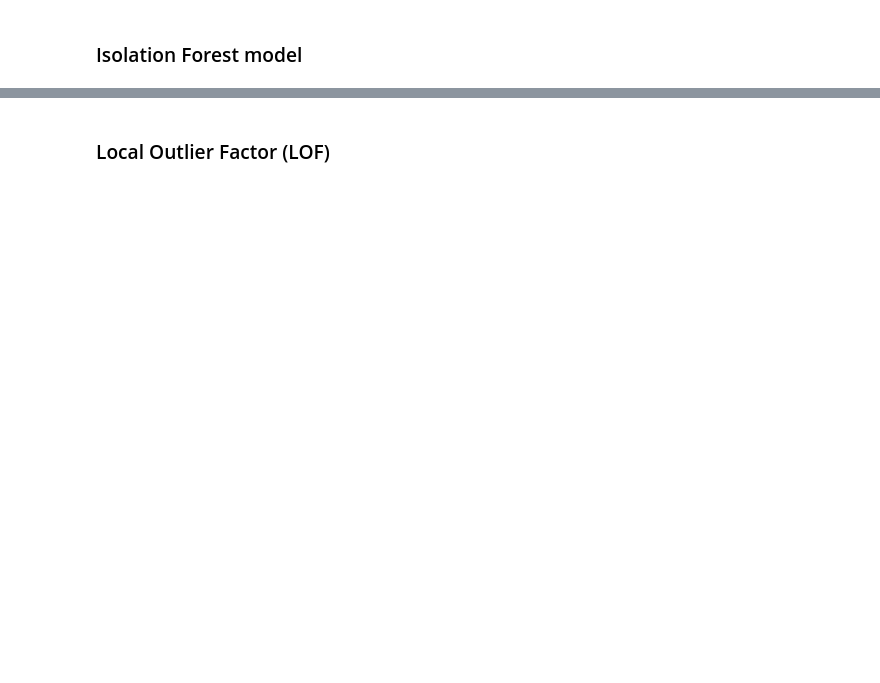
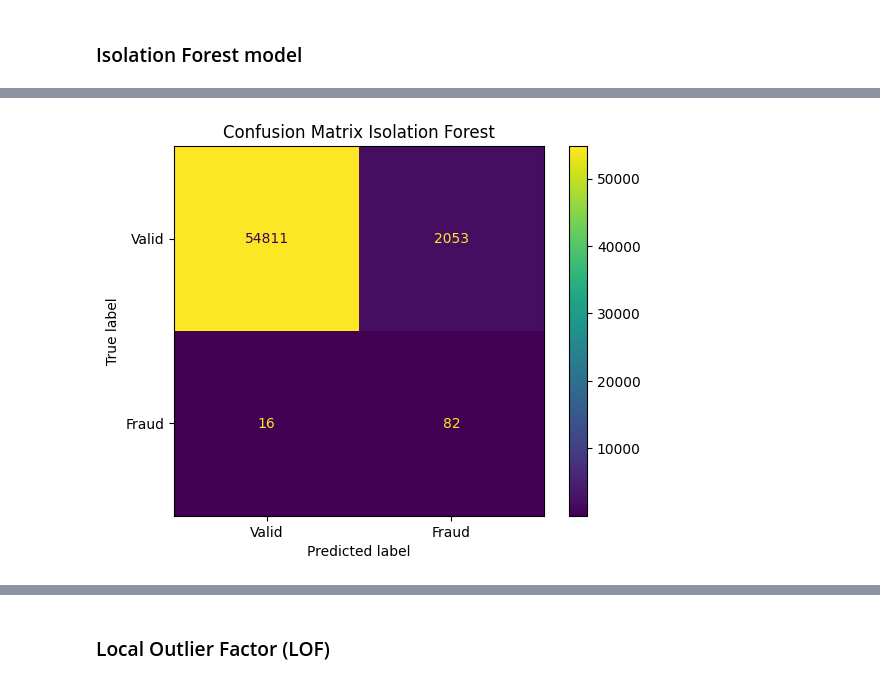
Before and after one commit to NTMal/Projects, a Jupyter notebook: CC_Fraud/notebooks/Anomaly_Detection_CCFraud.ipynb, the cells around one changed output, grey strips where cells are left out. Cells and saved outputs as stored; diff of their text form; code cells hidden in the pictures; blank space fills up the shorter version.

```diff
--- a/CC_Fraud/notebooks/Anomaly_Detection_CCFraud.ipynb
+++ b/CC_Fraud/notebooks/Anomaly_Detection_CCFraud.ipynb
@@ -262,0 +365,9 @@ Fraud in test set: 98
+# %%
+# Confusion matrix
+cm_iso = confusion_matrix(y_test.values, y_pred_iso)
+ConfusionMatrixDisplay(confusion_matrix=cm_iso,
+                       display_labels=['Valid', 'Fraud']).plot(cmap='viridis')
+plt.title('Confusion Matrix Isolation Forest')
+plt.show()
+# %% [output]
+[figure, added]
```
Also changed, not shown: parts of 9 cells of this notebook.
